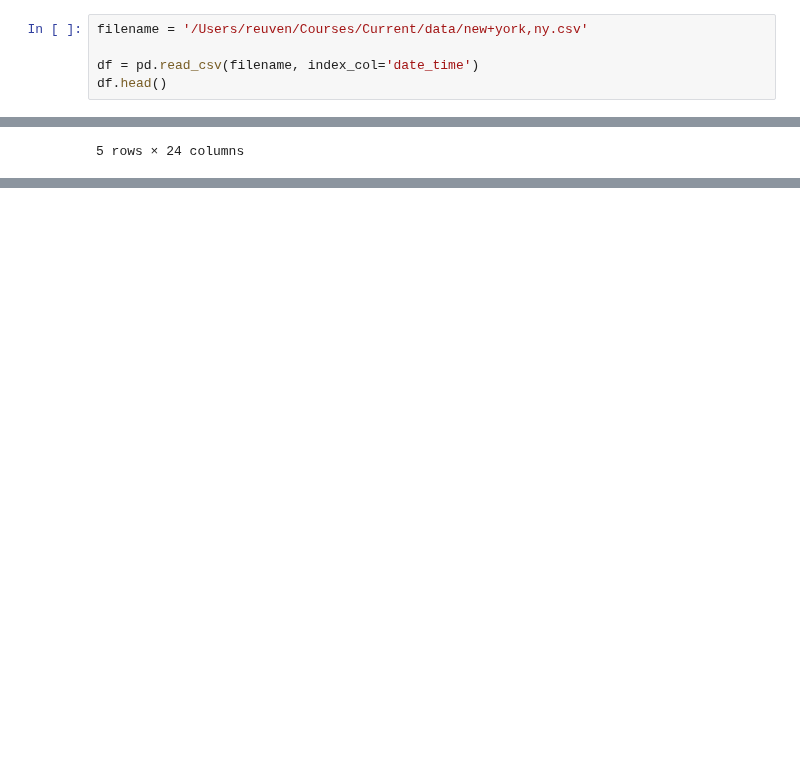
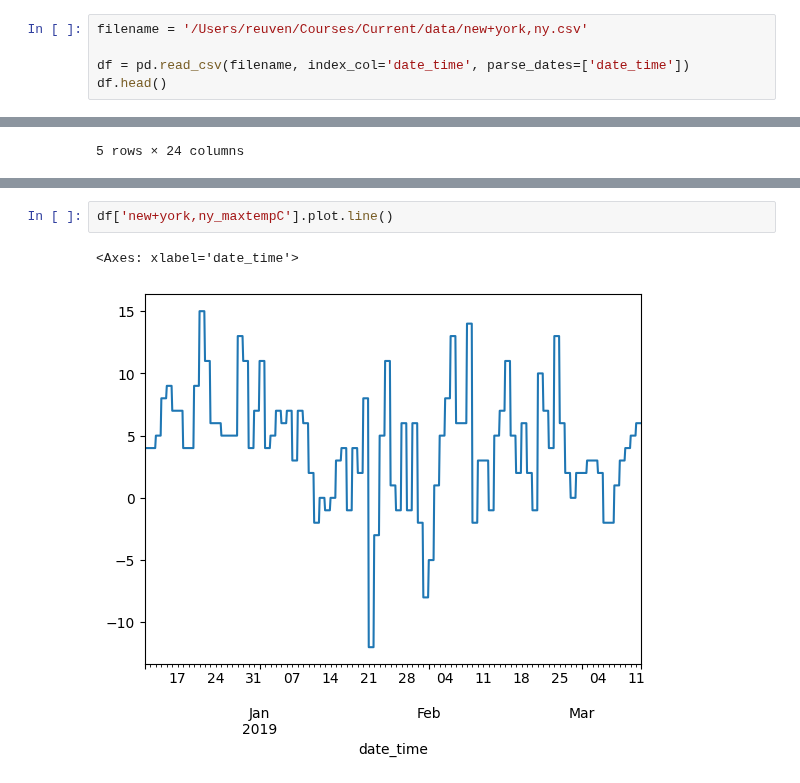
Before and after one commit to reuven/apple-2025-01Jan-plotting, a Jupyter notebook: Apple 2025-01Jan-09.ipynb, the cells around one changed output, grey strips where cells are left out. Saved outputs shown, nothing was run; the diff lists cells and outputs as text; blank space fills up the shorter version.

```diff
--- a/Apple 2025-01Jan-09.ipynb
+++ b/Apple 2025-01Jan-09.ipynb
@@ -195,7 +195,7 @@ date_time,"new+york,ny_maxtempC","new+york,ny_mintempC","new+york,ny_totalSnow_c
 # %%
 filename = '/Users/reuven/Courses/Current/data/new+york,ny.csv'
 
-df = pd.read_csv(filename, index_col='date_time')
+df = pd.read_csv(filename, index_col='date_time', parse_dates=['date_time'])
 df.head()
 # %% [output]
 |  | new+york,ny_maxtempC | new+york,ny_mintempC | new+york,ny_totalSnow_cm | new+york,ny_sunHour | ... |
@@ -210,0 +225,5 @@ new+york,ny_maxtempC
+# %%
+df['new+york,ny_maxtempC'].plot.line()
+# %% [output]
+<Axes: xlabel='date_time'>
+[figure, added]
```
Also changed, not shown: parts of 3 cells of this notebook.
